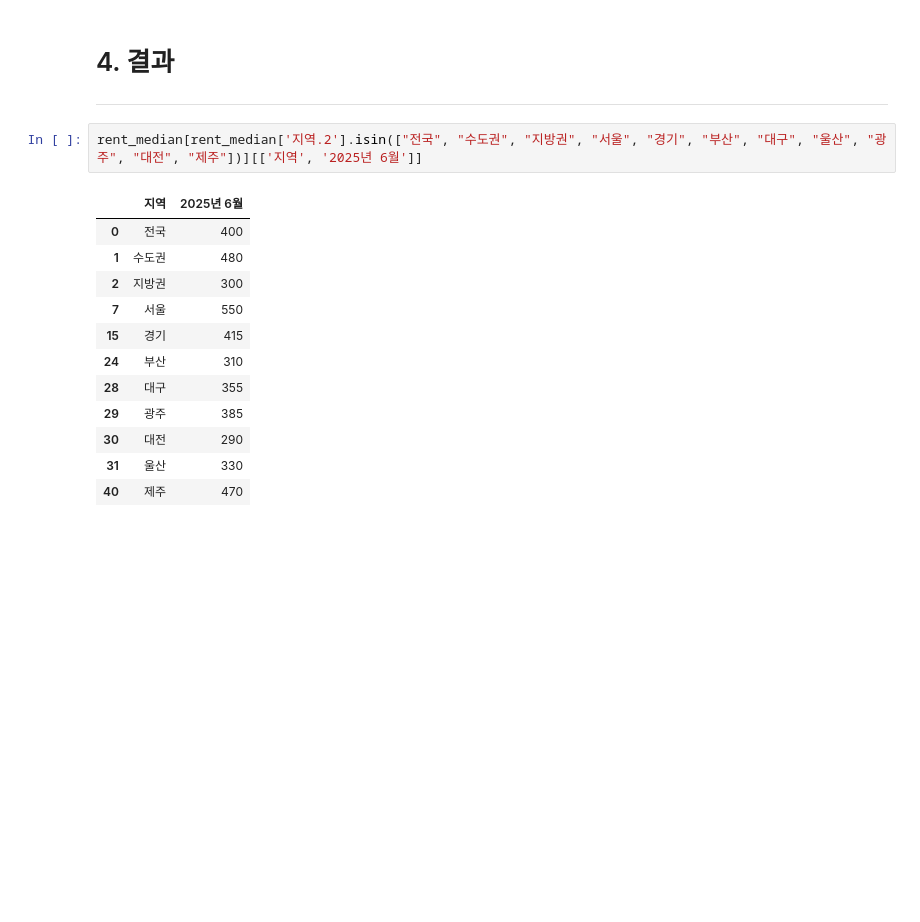
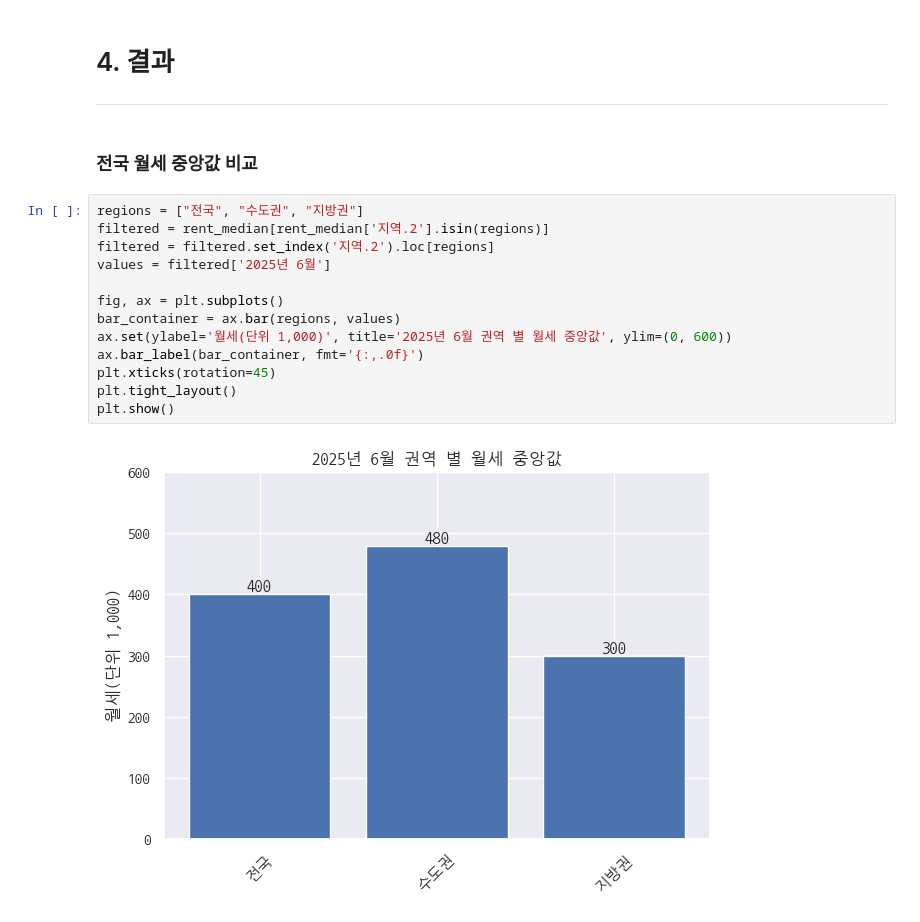
Before and after one commit to 8804who/MonthlyData, a Jupyter notebook: 7월/code.ipynb, the cells around one changed output. Drawn from its saved outputs; the diff is of its cells as text; blank space fills up the shorter version.

```diff
--- a/7월/code.ipynb
+++ b/7월/code.ipynb
@@ -27,18 +38,20 @@ deposit_mean = pd.read_csv("./data/(월) 평균월세보증금_연립_다세대.
 # 4. 결과
 
 ---
-# %%
-rent_median[rent_median['지역.2'].isin(["전국", "수도권", "지방권", "서울", "경기", "부산", "대구", "울산", "광주", "대전", "제주"])][['지역', '2025년 6월']]
-# %% [output]
-|  | 지역 | 2025년 6월 |
-| 0 | 전국 | 400 |
-| 1 | 수도권 | 480 |
-| 2 | 지방권 | 300 |
-| 7 | 서울 | 550 |
-| 15 | 경기 | 415 |
-| 24 | 부산 | 310 |
-| 28 | 대구 | 355 |
-| 29 | 광주 | 385 |
-| 30 | 대전 | 290 |
-| 31 | 울산 | 330 |
-| 40 | 제주 | 470 |
+# %% [markdown]
+### 전국 월세 중앙값 비교
+# %%
+regions = ["전국", "수도권", "지방권"]
+filtered = rent_median[rent_median['지역.2'].isin(regions)]
+filtered = filtered.set_index('지역.2').loc[regions]
+values = filtered['2025년 6월']
+
+fig, ax = plt.subplots()
+bar_container = ax.bar(regions, values)
+ax.set(ylabel='월세(단위 1,000)', title='2025년 6월 권역 별 월세 중앙값', ylim=(0, 600))
+ax.bar_label(bar_container, fmt='{:,.0f}')
+plt.xticks(rotation=45)
+plt.tight_layout()
+plt.show()
+# %% [output]
+[figure, added]
```
Also changed, not shown: parts of 24 cells of this notebook, 2 other files.
